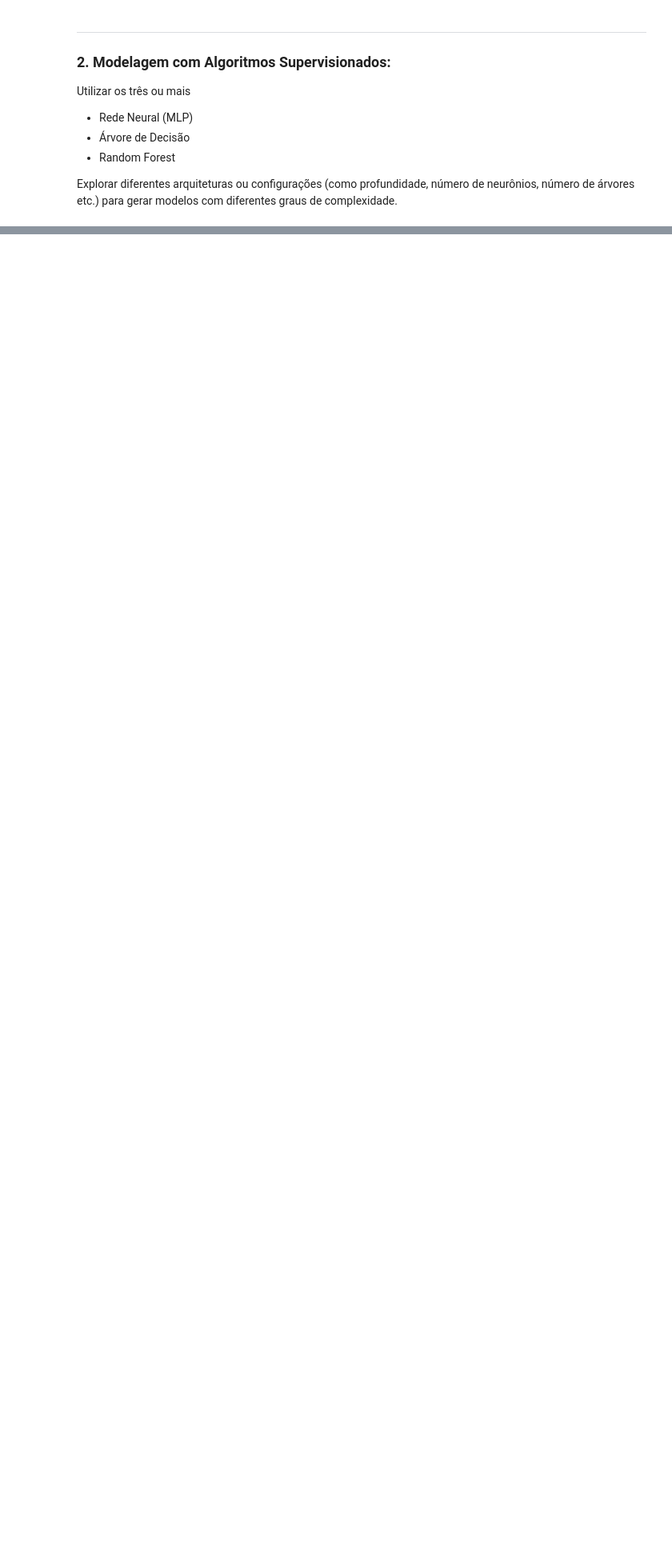
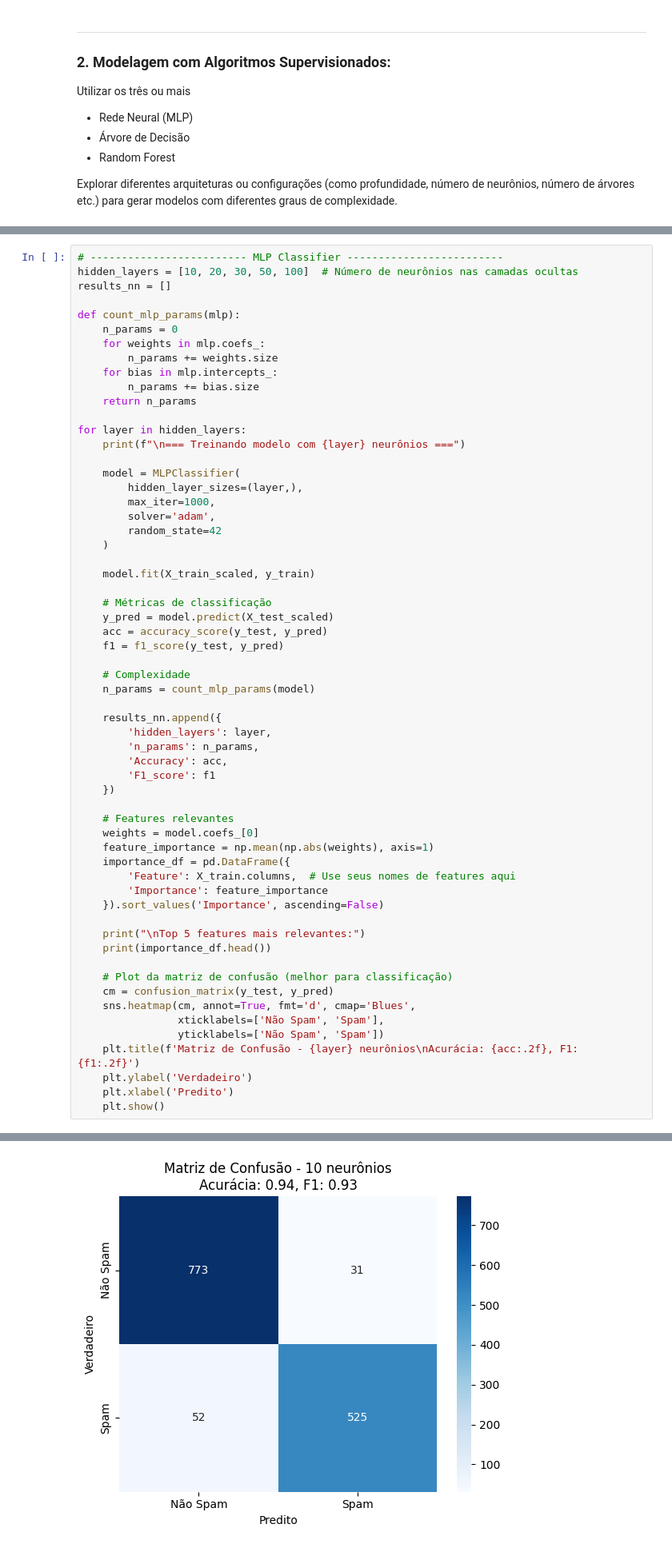
Before and after one commit to sakikout/Aprendizado-Multiobjetivo, a Jupyter notebook: spambase.ipynb, the cells around one changed output, grey strips where cells are left out. Shown at 80% size. Drawn from its saved outputs; the diff is of its cells as text; blank space fills up the shorter version.

Commit message:
Add models

```diff
--- a/spambase.ipynb
+++ b/spambase.ipynb
@@ -153,0 +336,61 @@ Explorar diferentes arquiteturas ou configurações (como profundidade, número
+# %%
+# ------------------------- MLP Classifier -------------------------
+hidden_layers = [10, 20, 30, 50, 100]  # Número de neurônios nas camadas ocultas
+results_nn = []
+
+def count_mlp_params(mlp):
+    n_params = 0
+    for weights in mlp.coefs_:
+        n_params += weights.size
+    for bias in mlp.intercepts_:
+        n_params += bias.size
+    return n_params
+
+for layer in hidden_layers:
+    print(f"\n=== Treinando modelo com {layer} neurônios ===")
+
+    model = MLPClassifier(
+        hidden_layer_sizes=(layer,),
+        max_iter=1000,
+        solver='adam',
+        random_state=42
+    )
+
+    model.fit(X_train_scaled, y_train)
+
+    # Métricas de classificação
+    y_pred = model.predict(X_test_scaled)
+    acc = accuracy_score(y_test, y_pred)
+    f1 = f1_score(y_test, y_pred)
+
+    # Complexidade
+    n_params = count_mlp_params(model)
+
+    results_nn.append({
+        'hidden_layers': layer,
+        'n_params': n_params,
+        'Accuracy': acc,
+        'F1_score': f1
+    })
+
+    # Features relevantes
+    weights = model.coefs_[0]
+    feature_importance = np.mean(np.abs(weights), axis=1)
+    importance_df = pd.DataFrame({
+        'Feature': X_train.columns,  # Use seus nomes de features aqui
+        'Importance': feature_importance
+    }).sort_values('Importance', ascending=False)
+
+    print("\nTop 5 features mais relevantes:")
+    print(importance_df.head())
+
+    # Plot da matriz de confusão (melhor para classificação)
+    cm = confusion_matrix(y_test, y_pred)
+    sns.heatmap(cm, annot=True, fmt='d', cmap='Blues',
+                xticklabels=['Não Spam', 'Spam'],
+                yticklabels=['Não Spam', 'Spam'])
+    plt.title(f'Matriz de Confusão - {layer} neurônios\nAcurácia: {acc:.2f}, F1: {f1:.2f}')
+    plt.ylabel('Verdadeiro')
+    plt.xlabel('Predito')
+    plt.show()
+# %% [output]
@@ -153,0 +406 @@ Explorar diferentes arquiteturas ou configurações (como profundidade, número
+[figure, added]
```
Also changed, not shown: parts of 11 cells of this notebook.
